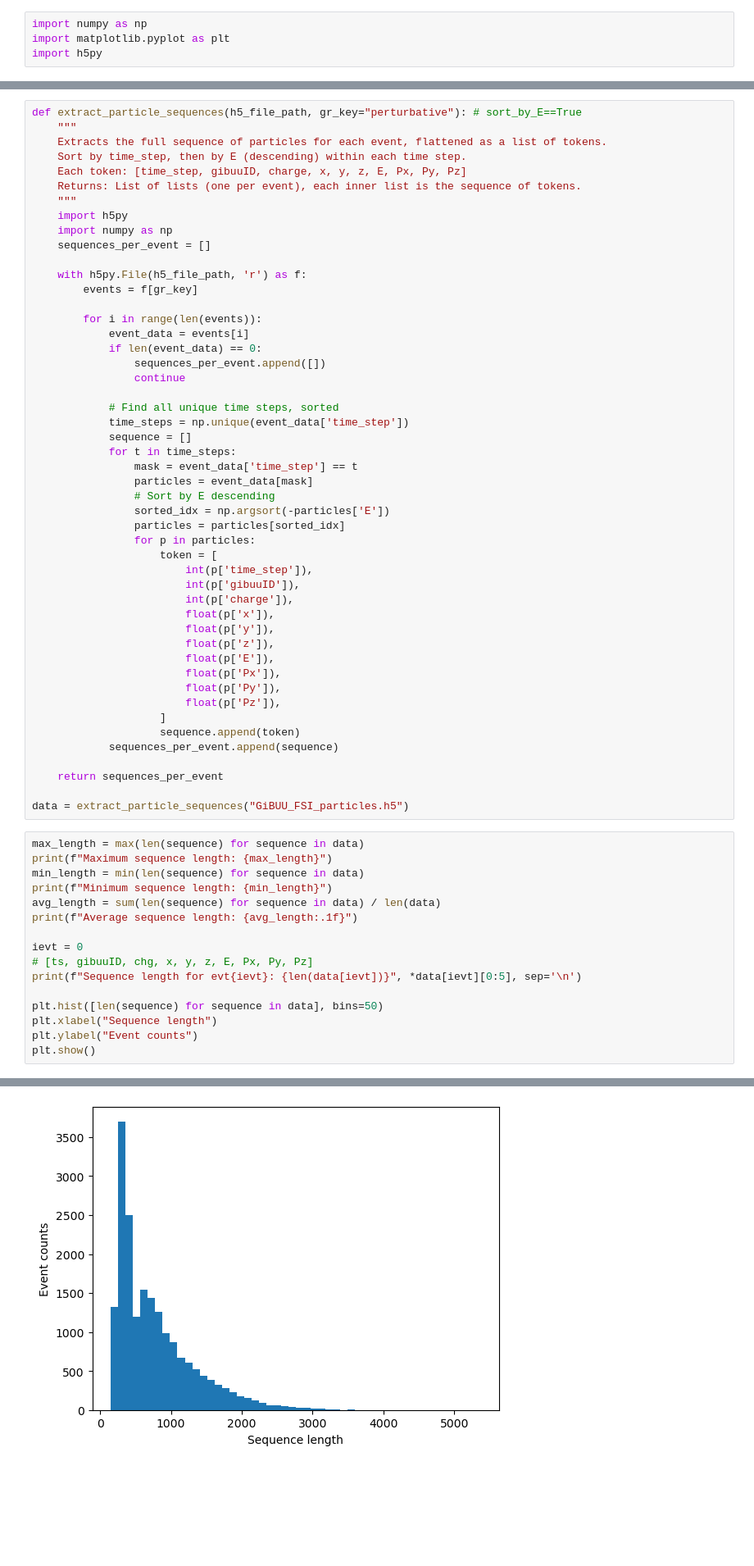
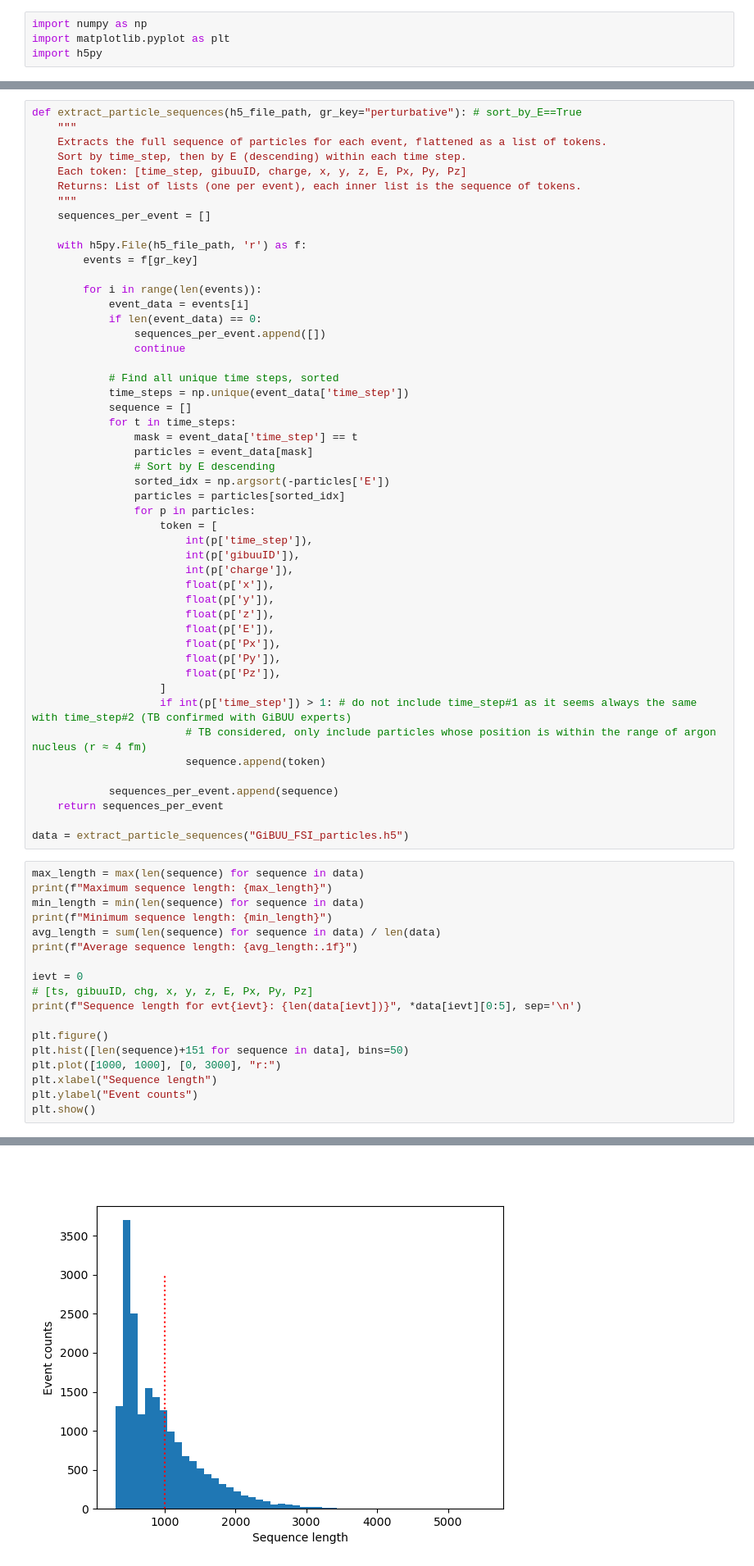
Before and after one commit to Yinrui-Liu/GiBUU_viz, a Jupyter notebook: GiBUU_Transformer.ipynb, the cells around one changed output, grey strips where cells are left out. Shown at 82% size. Drawn from its saved outputs; the diff is of its cells as text; blank space fills up the shorter version.

```diff
--- a/GiBUU_Transformer.ipynb
+++ b/GiBUU_Transformer.ipynb
@@ -10,8 +12,6 @@ def extract_particle_sequences(h5_file_path, gr_key="perturbative"): # sort_by_E
     Each token: [time_step, gibuuID, charge, x, y, z, E, Px, Py, Pz]
     Returns: List of lists (one per event), each inner list is the sequence of tokens.
     """
-    import h5py
-    import numpy as np
     sequences_per_event = []
 
     with h5py.File(h5_file_path, 'r') as f:
@@ -45,9 +45,11 @@ def extract_particle_sequences(h5_file_path, gr_key="perturbative"): # sort_by_E
                         float(p['Py']),
                         float(p['Pz']),
                     ]
-                    sequence.append(token)
+                    if int(p['time_step']) > 1: # do not include time_step#1 as it seems always the same with time_step#2 (TB confirmed with GiBUU experts)
+                        # TB considered, only include particles whose position is within the range of argon nucleus (r ≈ 4 fm)
+                        sequence.append(token)
+
             sequences_per_event.append(sequence)
-
     return sequences_per_event
 
 data = extract_particle_sequences("GiBUU_FSI_particles.h5")
@@ -63,7 +65,9 @@ ievt = 0
 # [ts, gibuuID, chg, x, y, z, E, Px, Py, Pz]
 print(f"Sequence length for evt{ievt}: {len(data[ievt])}", *data[ievt][0:5], sep='\n')
 
-plt.hist([len(sequence) for sequence in data], bins=50)
+plt.figure()
+plt.hist([len(sequence)+151 for sequence in data], bins=50)
+plt.plot([1000, 1000], [0, 3000], "r:")
 plt.xlabel("Sequence length")
 plt.ylabel("Event counts")
 plt.show()
@@ -80 +84 @@ Sequence length for evt0: 835
-[figure, old version]
+[figure, new version]
```
Also changed, not shown: parts of 21 cells of this notebook.
